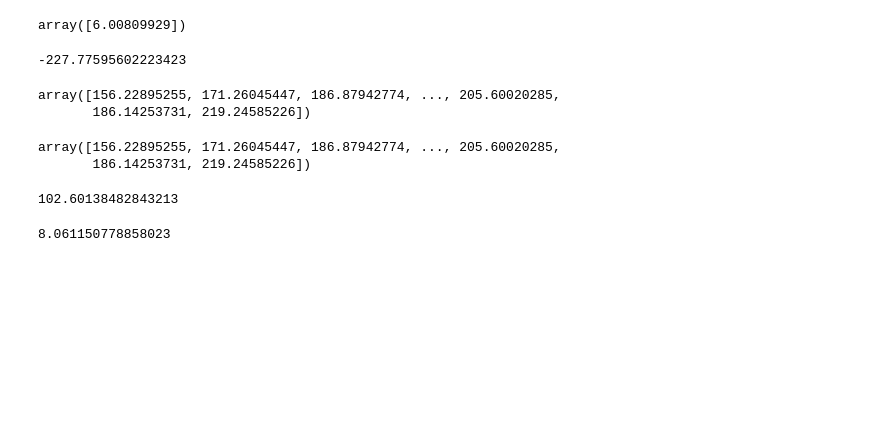
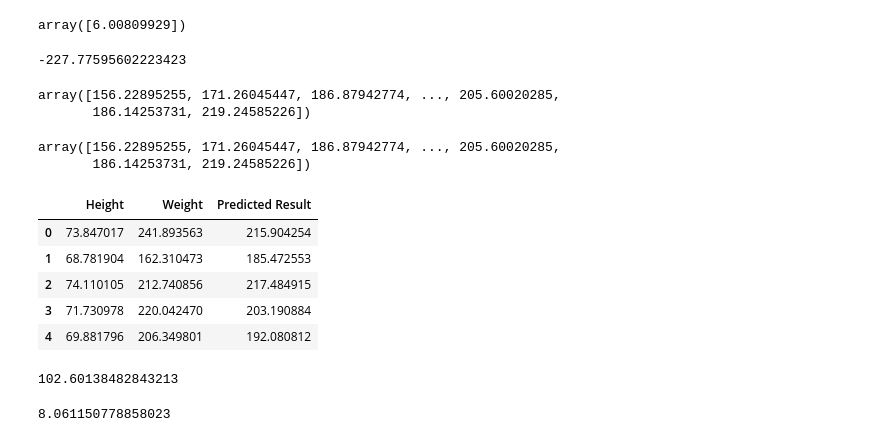
Before and after one commit to rabeya-ferdousi/ML, a Jupyter notebook: Assignment 1/Assignment 1.ipynb, the cells around one changed output. Cells and saved outputs as stored; diff of their text form; code cells hidden in the pictures; blank space fills up the shorter version.

```diff
--- a/Assignment 1/Assignment 1.ipynb
+++ b/Assignment 1/Assignment 1.ipynb
@@ -54,6 +54,17 @@ pred
 # %% [output]
 array([156.22895255, 171.26045447, 186.87942774, ..., 205.60020285,
        186.14253731, 219.24585226])
+# %%
+df["Predicted Result"] = reg.predict(x) # new col store
+# %%
+df.head()
+# %% [output]
+|  | Height | Weight | Predicted Result |
+| 0 | 73.847017 | 241.893563 | 215.904254 |
+| 1 | 68.781904 | 162.310473 | 185.472553 |
+| 2 | 74.110105 | 212.740856 | 217.484915 |
+| 3 | 71.730978 | 220.042470 | 203.190884 |
+| 4 | 69.881796 | 206.349801 | 192.080812 |
 # %%
 from sklearn.metrics import mean_absolute_error, mean_squared_error
 mse = mean_squared_error(ytest,pred)
```
Also changed, not shown: parts of 11 cells of this notebook, 2 other files.
